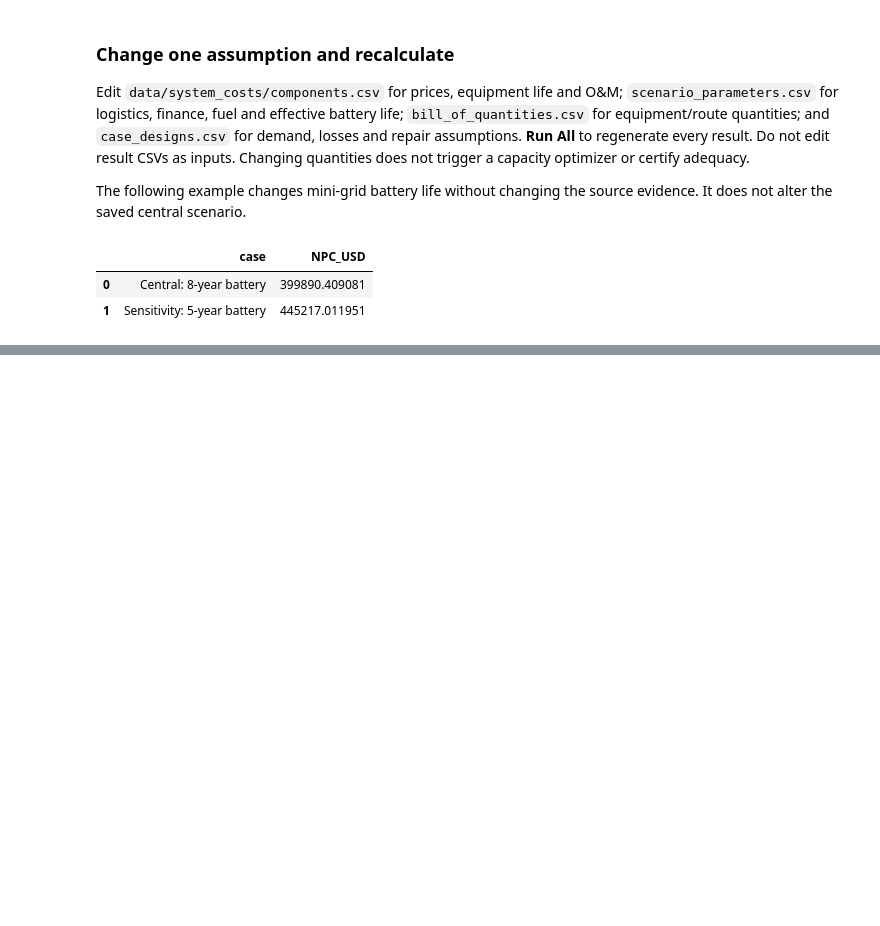
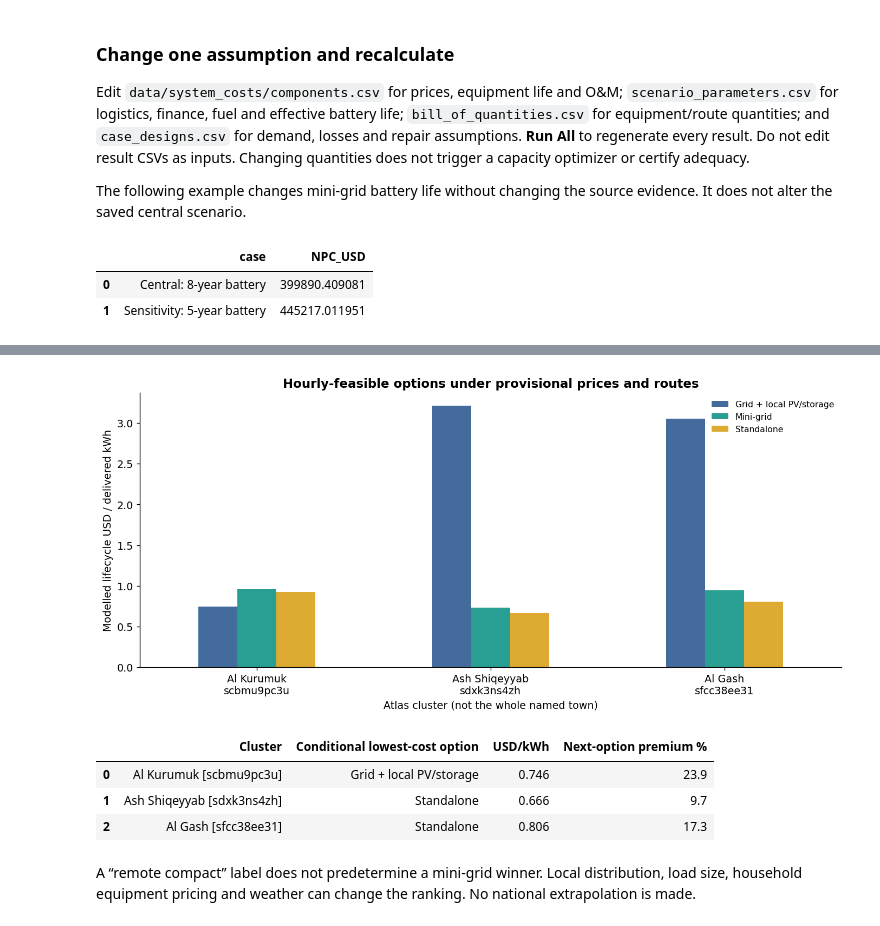
Before and after one commit to Elgenied/pypsa-sudan, a Jupyter notebook: research/system_costs/Sudan_System_Costs.ipynb, the cells around one changed output, grey strips where cells are left out. Cells and saved outputs as stored; diff of their text form; code cells hidden in the pictures; blank space fills up the shorter version.

Commit message:
Optimize matched-service electrification pilot in the system cost notebook

```diff
--- a/research/system_costs/Sudan_System_Costs.ipynb
+++ b/research/system_costs/Sudan_System_Costs.ipynb
@@ -397,0 +409,11 @@ At the central fuel assumptions, diesel's simple variable electric-output cost i
+# %%
+from pilot_model import run as run_pilot, DATA as PILOT_DATA, OUT as PILOT_OUT, CONFIG as PILOT_CONFIG
+from check_pilot import check as check_pilot
+FORCE_PILOT = False
+pilot = run_pilot(force=FORCE_PILOT)
+pilot_validation = check_pilot()
+sites = pd.read_csv(PILOT_DATA/'sites.csv')
+display(sites[['pilot_type','geohash','village_name','admin_cgaz_1','num_connections','demand',
+               'distance_to_existing_transmission_lines','hull_area']].rename(columns={
+               'num_connections':'Source potential connections','demand':'Source demand kWh/day',
+               'distance_to_existing_transmission_lines':'Straight-line grid distance km','hull_area':'Area km2'}))
@@ -397,0 +443,26 @@ At the central fuel assumptions, diesel's simple variable electric-output cost i
+# %%
+base_pilot=pilot.query("scenario=='base'").copy()
+case_names={'standalone':'Standalone','mini_grid':'Mini-grid','grid_extension':'Grid + local PV/storage'}
+site_names=sites.set_index('geohash').apply(lambda s: f"{s.village_name} [{s.name}]",axis=1).to_dict()
+display(base_pilot[['geohash','mode','annual_delivered_kWh','pv_kWp','battery_nominal_kWh','converter_AC_kW','diesel_kW',
+                    'initial_budget_USD','modelled_LCOE_USD_per_kWh']].style.format({
+                    'annual_delivered_kWh':'{:,.0f}','pv_kWp':'{:.1f}','battery_nominal_kWh':'{:.1f}',
+                    'converter_AC_kW':'{:.1f}','diesel_kW':'{:.1f}','initial_budget_USD':'{:,.0f}',
+                    'modelled_LCOE_USD_per_kWh':'{:.3f}'}))
+price_grid=base_pilot.pivot(index='geohash',columns='mode',values='modelled_LCOE_USD_per_kWh').reindex(sites.geohash)
+fig,ax=plt.subplots(figsize=(11,5),layout='constrained')
+price_grid.rename(columns=case_names).set_axis([sites.set_index('geohash').loc[k,'village_name']+'\n'+k for k in price_grid.index]).plot.bar(ax=ax,rot=0,color=['#436C9C','#299E93','#DDAA32'])
+ax.set_ylabel('Modelled lifecycle USD / delivered kWh');ax.set_xlabel('Atlas cluster (not the whole named town)')
+ax.set_title('Hourly-feasible options under provisional prices and routes')
+ax.legend(title='',frameon=False,fontsize=9)
+fig.savefig(PILOT_OUT/'option_costs.png',bbox_inches='tight');plt.show()
+ranked=base_pilot.sort_values('modelled_LCOE_USD_per_kWh').groupby('geohash',sort=False).head(2)
+rows=[]
+for sid,g in ranked.groupby('geohash'):
+    g=g.sort_values('modelled_LCOE_USD_per_kWh');first,second=g.iloc[0],g.iloc[1]
+    rows.append({'Cluster':site_names[sid], 'Conditional lowest-cost option':case_names[first['mode']],
+                 'USD/kWh':first.modelled_LCOE_USD_per_kWh,
+                 'Next-option premium %':100*(second.modelled_LCOE_USD_per_kWh/first.modelled_LCOE_USD_per_kWh-1)})
+display(pd.DataFrame(rows).style.format({'USD/kWh':'{:.3f}','Next-option premium %':'{:.1f}'}))
+display(Markdown('A “remote compact” label does not predetermine a mini-grid winner. Local distribution, load size, household equipment pricing and weather can change the ranking. No national extrapolation is made.'))
+# %% [output]
@@ -397,0 +479,6 @@ At the central fuel assumptions, diesel's simple variable electric-output cost i
+[figure, added]
+|  | Cluster | Conditional lowest-cost option | USD/kWh | Next-option premium % |
+| 0 | Al Kurumuk [scbmu9pc3u] | Grid + local PV/storage | 0.746 | 23.9 |
+| 1 | Ash Shiqeyyab [sdxk3ns4zh] | Standalone | 0.666 | 9.7 |
+| 2 | Al Gash [sfcc38ee31] | Standalone | 0.806 | 17.3 |
+A “remote compact” label does not predetermine a mini-grid winner. Local distribution, load size, household equipment pricing and weather can change the ranking. No national extrapolation is made.
```
Also changed, not shown: parts of 13 cells of this notebook, 49 other files.
